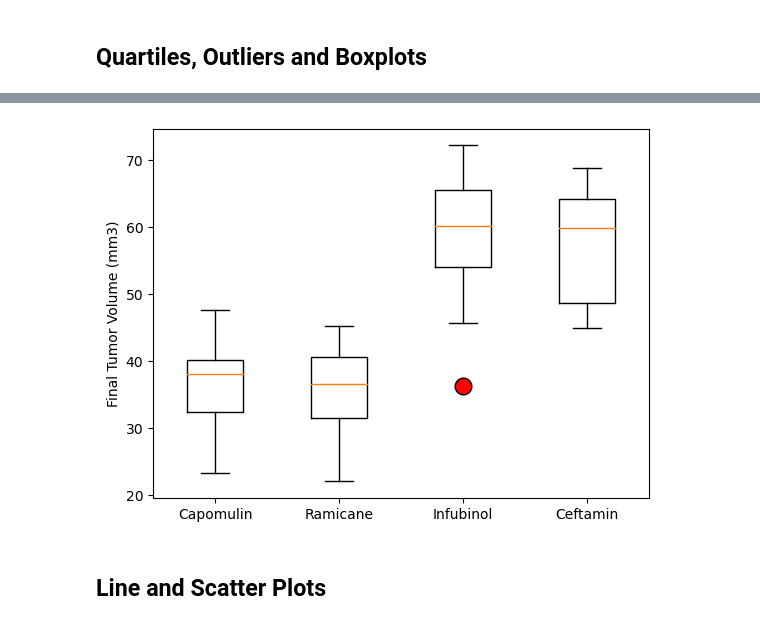
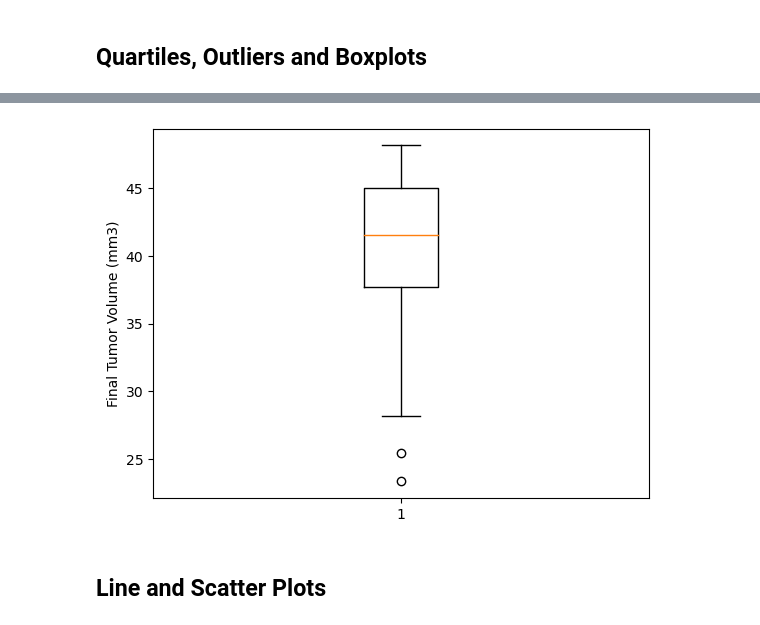
Before and after one commit to jy-l1997/data-vis-challenge, a Jupyter notebook: Pymaceuticals/pymaceuticals_starter.ipynb, the cells around one changed output, grey strips where cells are left out. Drawn from its saved outputs; the diff is of its cells as text; code cells hidden in the pictures.

Commit message:
Worked on box plot dataframes, not sure how they found IQR in sample

```diff
--- a/Pymaceuticals/pymaceuticals_starter.ipynb
+++ b/Pymaceuticals/pymaceuticals_starter.ipynb
@@ -164,9 +212,10 @@ plt.show()
 
 # Start by getting the last (greatest) timepoint for each mouse
 last_tp = mouse_study_results.groupby(["Mouse ID"])["Timepoint"].max()
+last_tp.rename("Last Timepoint", inplace = True)
+last_tp_df = pd.DataFrame(last_tp)
 
 # Merge this group df with the original DataFrame to get the tumor volume at the last timepoint
-mouse_study_results["Last Timepoint"] = last_tp
-results2 = pd.merge(mouse_study_results,last_tp, on = "Mouse ID")
-results2.reset_index()
+mouse_study_results = pd.merge(mouse_study_results, last_tp_df, on = "Mouse ID")
+mouse_study_results
 # %% [output]
@@ -192,17 +261,21 @@ tumor_vol = []
 
 # Calculate the IQR and quantitatively determine if there are any potential outliers.
 for treatment in treatments:
-    quants = results2[results2.groupby["Mouse ID"]["Drug Regimen"] == treatment]["Tumor Volume (mm3)"].quantile([0.25,0.5,0.75])
-    IQR = quants[0.75] - quants[0.25]
 
     # Locate the rows which contain mice on each drug and get the tumor volumes
-    tumor_vol.append(results2[results2["Drug Regimen"] == treatment]["Tumor Volume (mm3)"])
+    treatment_mice = mouse_study_results[mouse_study_results["Drug Regimen"] == treatment]
+    treatment_mice.drop_duplicates(subset = ["Mouse ID"], keep = "last", inplace = True)
+    tumor_vol = list(treatment_mice['Tumor Volume (mm3)'])
 
     # add subset
-    # what subset?
+    quants = treatment_mice['Tumor Volume (mm3)'].quantile([0.25, 0.5, 0.75])
+    IQR = quants[0.75] - quants[0.25]
+    min_whis = quants[0.25] - 1.5*IQR
+    max_whis = quants[0.75] + 1.5*IQR
 
     # Determine outliers using upper and lower bounds
-    min_bar = quants[0.25] - 1.5*IQR
-    max_bar = quants[0.75] + 1.5*IQR
-#     outliers = tumov_vol
+    outliers = treatment_mice.loc[treatment_mice['Tumor Volume (mm3)'] < min_whis]
+    outliers = outliers.loc[treatment_mice['Tumor Volume (mm3)'] > max_whis]
+
+    print(f"{treatment}'s potential outliers: {outliers}")
 # %% [output]
@@ -210,9 +306,14 @@ TypeError: 'method' object is not subscriptable
 # %%
 # Generate a box plot that shows the distrubution of the tumor volume for each treatment group.
+fig, ax = plt.subplots()
+ax.set_ylabel("Final Tumor Volume (mm3)")
+
 for treatment in treatments:
-    plt.boxplot()
+    treatment_mice = mouse_study_results[mouse_study_results["Drug Regimen"] == treatment]
+    ax.boxplot(treatment_mice["Tumor Volume (mm3)"])
+    plt.show()
 # %% [output]
-[figure, old version]
+[figure, new version]
 # %% [markdown]
 ## Line and Scatter Plots
 # %%
```
Also changed, not shown: parts of 6 cells of this notebook.
